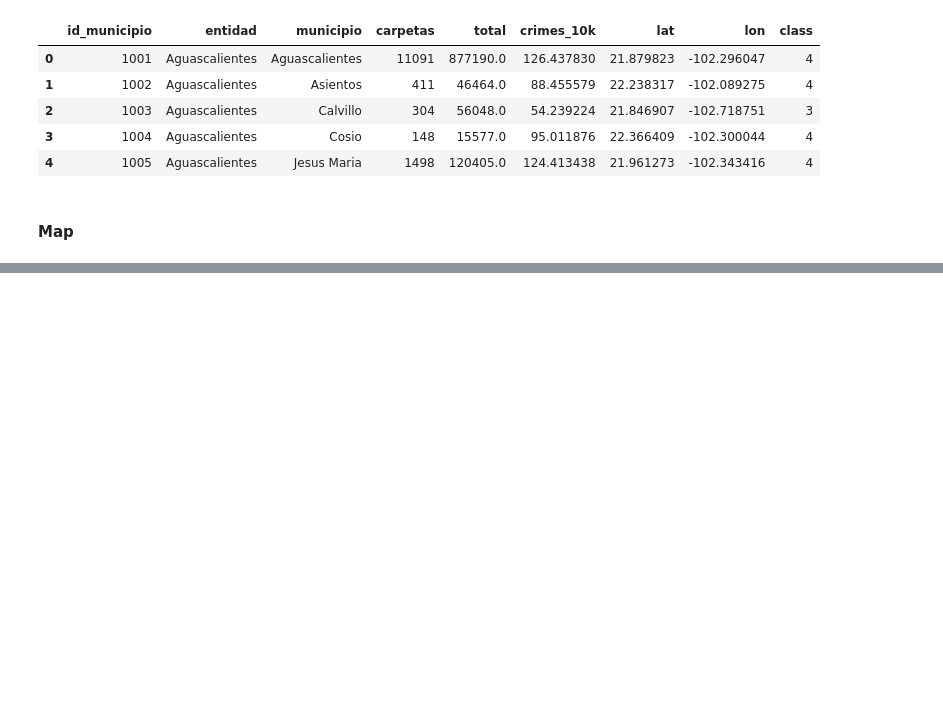
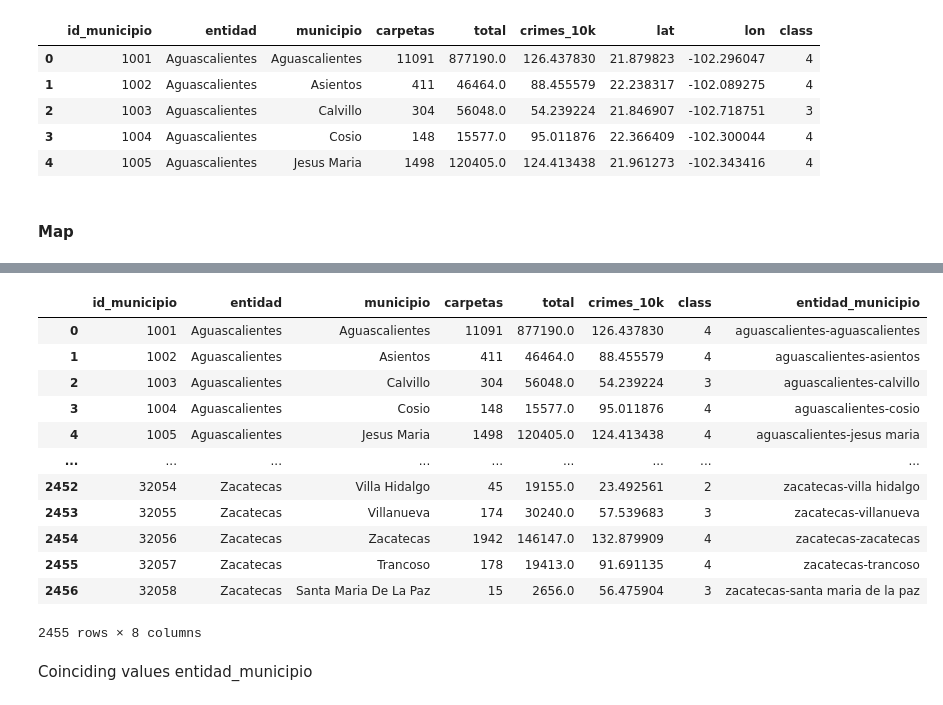
Before and after one commit to kevinmiguel97/Criminality-Analysis-Mexico, a Jupyter notebook: Crime_analysis.ipynb, the cells around one changed output, grey strips where cells are left out. Drawn from its saved outputs; the diff is of its cells as text; code cells hidden in the pictures; blank space fills up the shorter version.

```diff
--- a/Crime_analysis.ipynb
+++ b/Crime_analysis.ipynb
@@ -818,0 +844,32 @@ data.to_csv('data/data_map.csv')
+# %%
+# Cleaning data dataset
+data = data[['id_municipio', 'entidad', 'municipio', 'carpetas', 'total',
+       'crimes_10k', 'class']]
+
+# Changing abbreviations
+data = data.replace({'Dr.': 'Doctor',
+                    'Gral.': 'General'},
+                    regex=True)
+
+data['entidad_municipio'] = data['entidad'] + '-' + data['municipio']
+
+data['entidad_municipio'] = data['entidad_municipio'].apply(lambda x: x.lower())
+
+
+data
+# %% [output]
+|  | id_municipio | entidad | municipio | carpetas | total | crimes_10k | class | entidad_municipio |
+| 0 | 1001 | Aguascalientes | Aguascalientes | 11091 | 877190.0 | 126.437830 | 4 | aguascalientes-aguascalientes |
+| 1 | 1002 | Aguascalientes | Asientos | 411 | 46464.0 | 88.455579 | 4 | aguascalientes-asientos |
+| 2 | 1003 | Aguascalientes | Calvillo | 304 | 56048.0 | 54.239224 | 3 | aguascalientes-calvillo |
+| 3 | 1004 | Aguascalientes | Cosio | 148 | 15577.0 | 95.011876 | 4 | aguascalientes-cosio |
+| 4 | 1005 | Aguascalientes | Jesus Maria | 1498 | 120405.0 | 124.413438 | 4 | aguascalientes-jesus maria |
+| ... | ... | ... | ... | ... | ... | ... | ... | ... |
+| 2452 | 32054 | Zacatecas | Villa Hidalgo | 45 | 19155.0 | 23.492561 | 2 | zacatecas-villa hidalgo |
+| 2453 | 32055 | Zacatecas | Villanueva | 174 | 30240.0 | 57.539683 | 3 | zacatecas-villanueva |
+| 2454 | 32056 | Zacatecas | Zacatecas | 1942 | 146147.0 | 132.879909 | 4 | zacatecas-zacatecas |
+| 2455 | 32057 | Zacatecas | Trancoso | 178 | 19413.0 | 91.691135 | 4 | zacatecas-trancoso |
+| 2456 | 32058 | Zacatecas | Santa Maria De La Paz | 15 | 2656.0 | 56.475904 | 3 | zacatecas-santa maria de la paz |
+2455 rows × 8 columns
+# %% [markdown]
+Coinciding values entidad_municipio
```
Also changed, not shown: parts of 13 cells of this notebook, 4 other files.
